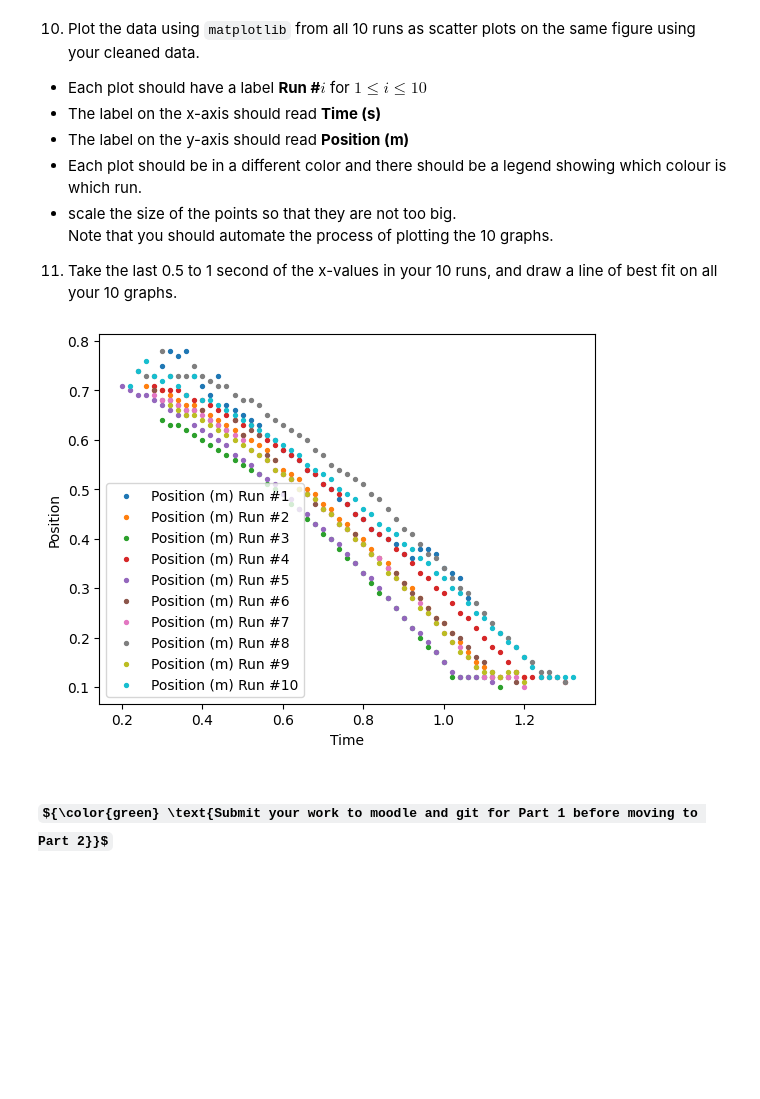
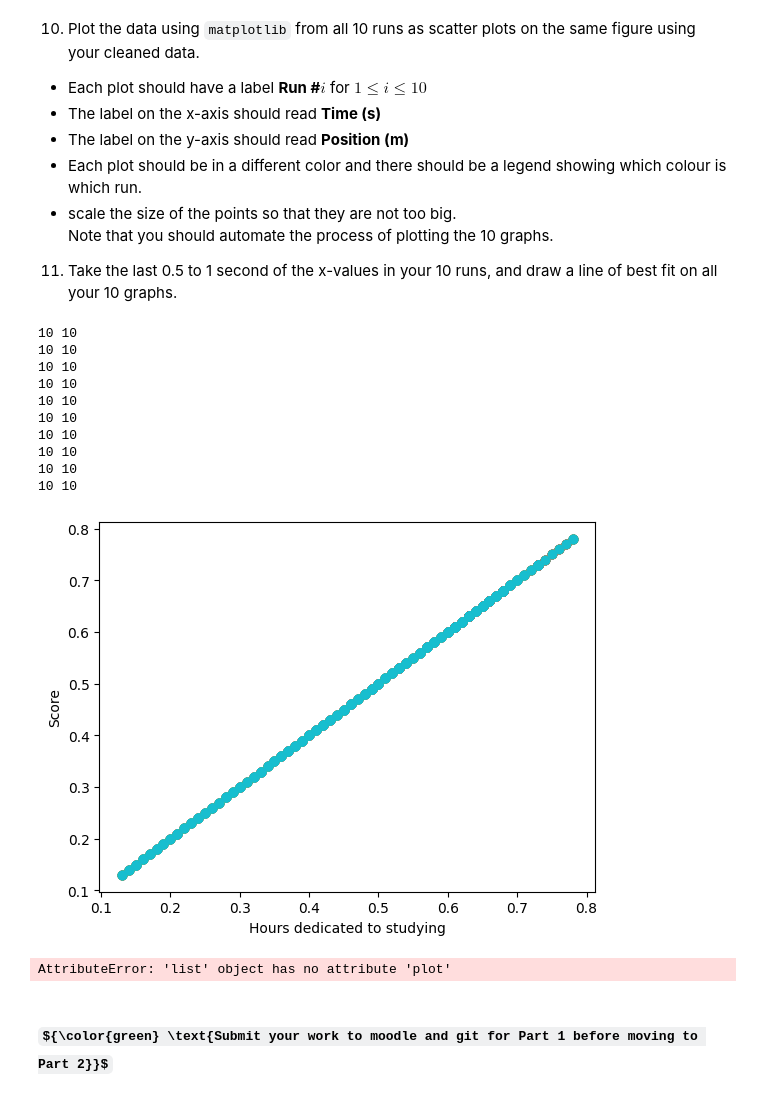
Before and after one commit to ericabournival/Assign1, a Jupyter notebook: assign1.ipynb, the cells around one changed output. Saved outputs shown, nothing was run; the diff lists cells and outputs as text; code cells hidden in the pictures; some formulas as TeX source; blank space fills up the shorter version.

```diff
--- a/assign1.ipynb
+++ b/assign1.ipynb
@@ -161,16 +144,50 @@ pd.DataFrame(cleaned_df).transpose().to_csv("clean_data_single_filter.csv", inde
 Note that you should automate the process of plotting the 10 graphs.
 
 11. Take the last 0.5 to 1 second of the x-values in your 10 runs, and draw a line of best fit on all your 10 graphs.
-# %%
-for col in cleaned_df:
-    ypoints = pd.DataFrame(col.values).to_numpy()
-    xpoints = pd.DataFrame([val * 0.02] for val in range(min_start, max_end)).to_numpy()
-    plt.xlabel('Time')
-    plt.ylabel('Position')
-    plt.scatter(xpoints, ypoints, s = 8)
-    plt.legend(position_headers)
-# %% [output]
-[figure, removed]
+# %%
+# Your code for steps 10-11 go here:
+
+
+for col in clean_df:
+    ypoints = pd.DataFrame(clean_df).to_numpy()
+    xpoints = data_df[:len(ypoints)].to_numpy()
+    print(len(ypoints), len(xpoints))
+    plt.scatter(ypoints, ypoints)
+    plt.xlabel('Hours dedicated to studying')   # set label on x-axis
+    plt.ylabel('Score')
+
+
+
+# time =[]
+# pos = []
+# for i in range(1,11):
+#     time.append(f'Time (s) Run #{i}')
+
+# for i in range(1,11):
+#     pos.append(f'Position (m) Run #{i}')
+
+
+
+# xpoints = df[time].to_numpy()
+# ypoints = clean_df[pos].to_numpy()
+# plt.scatter(xpoints, ypoints, s = 5)
+# %% [output]
+10 10
+10 10
+10 10
+10 10
+10 10
+10 10
+10 10
+10 10
+10 10
+10 10
+[figure, added]
+# %%
+
+clean_df.plot( kind = 'hist', xlabel = 'Time', ylabel = 'Position (m)')
+# %% [output]
+AttributeError: 'list' object has no attribute 'plot'
 # %% [markdown]
 ### ${\color{green} \text{Submit your work to moodle and git for Part 1 before moving to Part 2}}$
 # %% [markdown]
```
Also changed, not shown: parts of 2 cells of this notebook.
